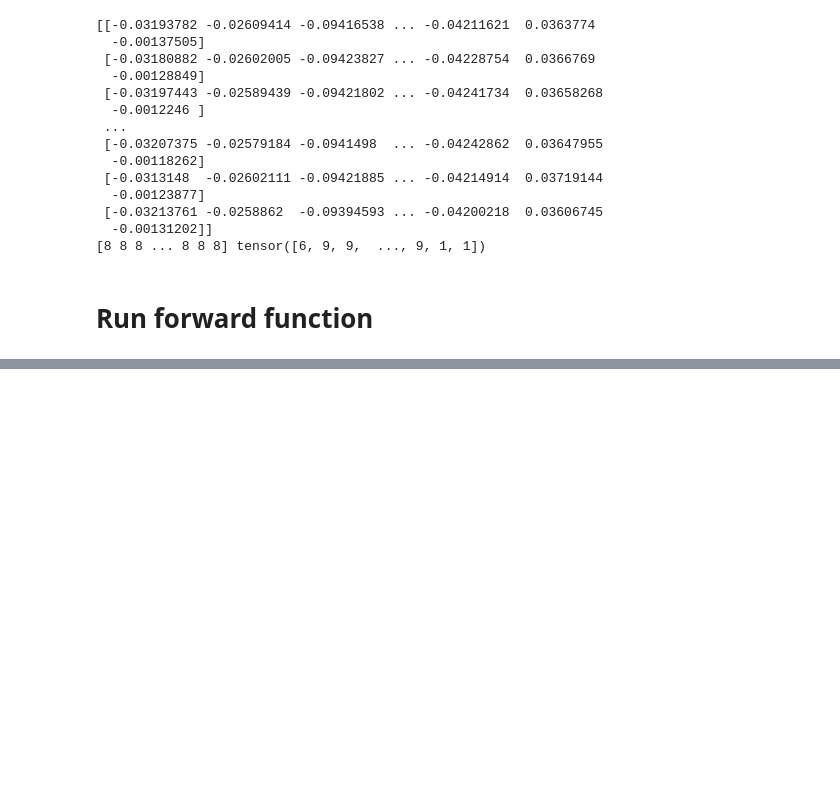
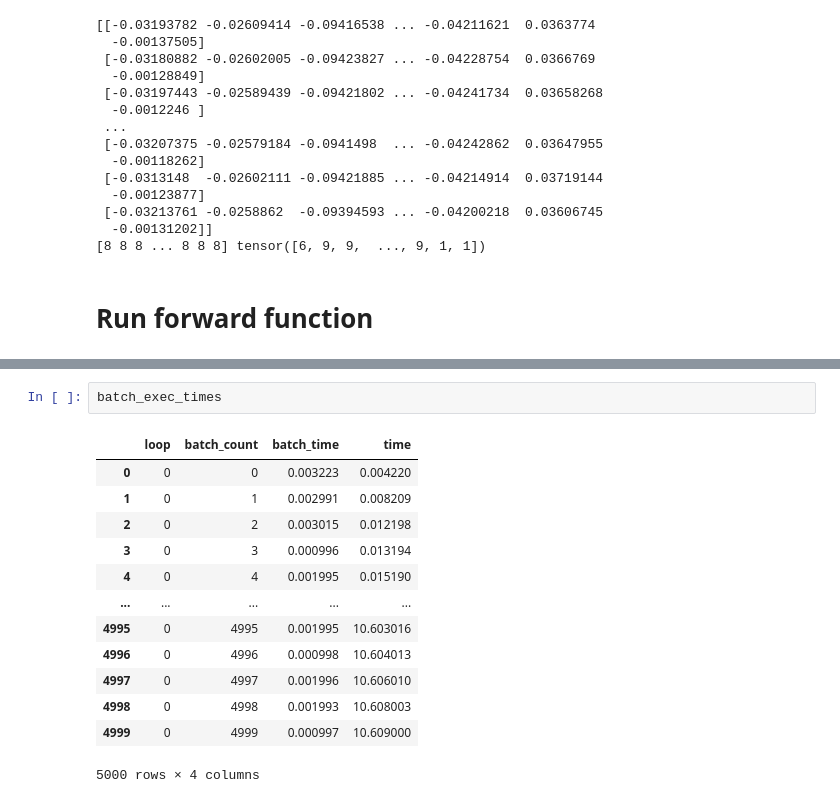
Before and after one commit to troncosoae/jetson-benchmark, a Jupyter notebook: torch_tester.ipynb, the cells around one changed output, grey strips where cells are left out. Cells and saved outputs as stored; diff of their text form; blank space fills up the shorter version.

```diff
--- a/torch_tester.ipynb
+++ b/torch_tester.ipynb
@@ -238,0 +259,16 @@ None None None
+# %%
+batch_exec_times
+# %% [output]
+|  | loop | batch_count | batch_time | time |
+| 0 | 0 | 0 | 0.003223 | 0.004220 |
+| 1 | 0 | 1 | 0.002991 | 0.008209 |
+| 2 | 0 | 2 | 0.003015 | 0.012198 |
+| 3 | 0 | 3 | 0.000996 | 0.013194 |
+| 4 | 0 | 4 | 0.001995 | 0.015190 |
+| ... | ... | ... | ... | ... |
+| 4995 | 0 | 4995 | 0.001995 | 10.603016 |
+| 4996 | 0 | 4996 | 0.000998 | 10.604013 |
+| 4997 | 0 | 4997 | 0.001996 | 10.606010 |
+| 4998 | 0 | 4998 | 0.001993 | 10.608003 |
+| 4999 | 0 | 4999 | 0.000997 | 10.609000 |
+5000 rows × 4 columns
```
Also changed, not shown: parts of 4 cells of this notebook, 3 other files.
